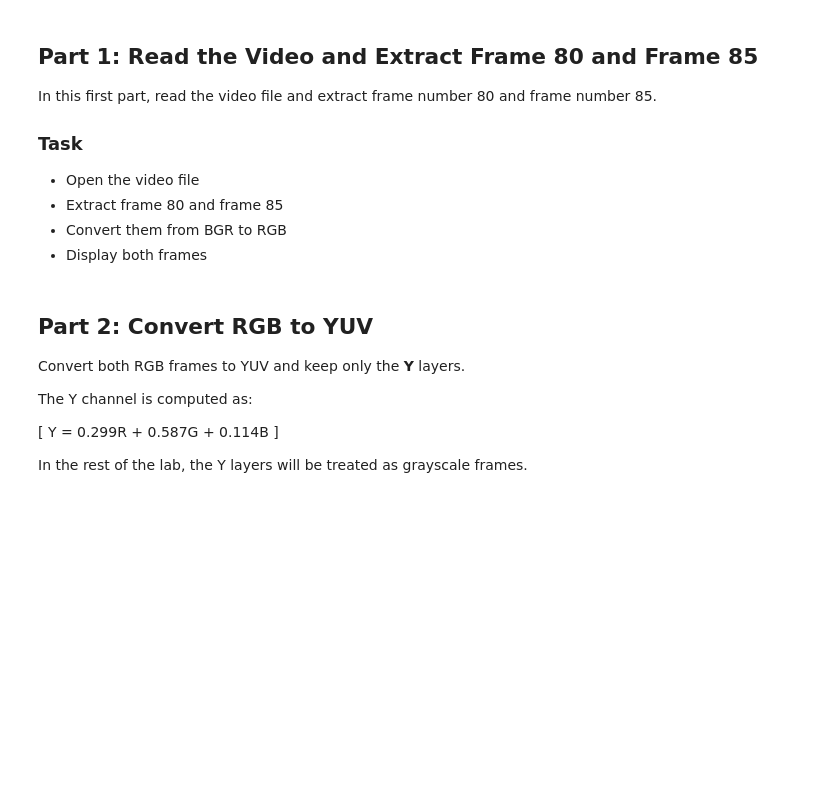
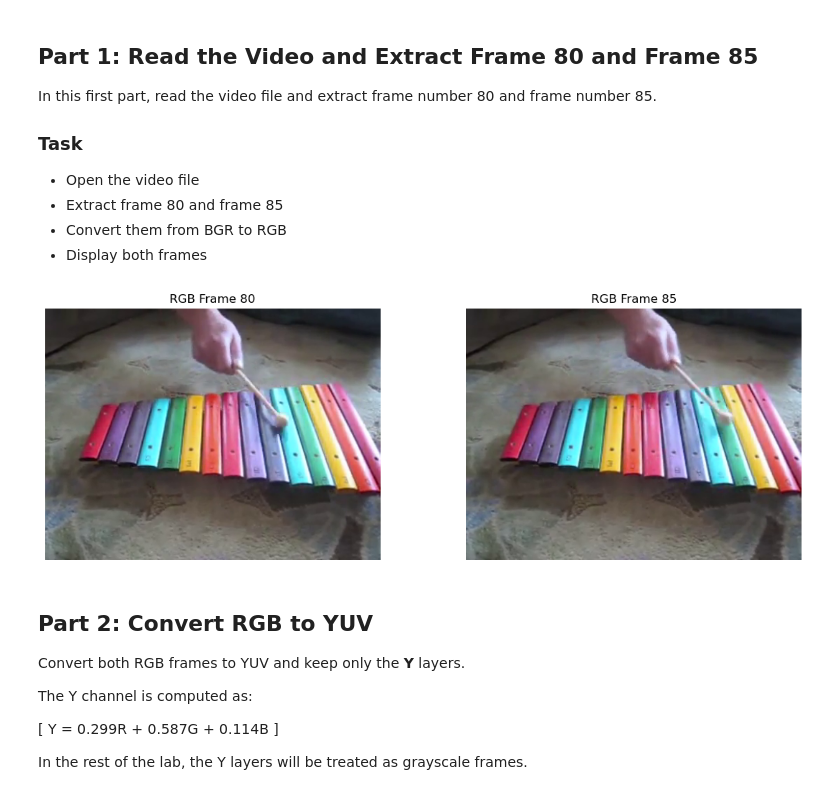
Before and after one commit to erikesshagen/DM1580-Video-Technology, a Jupyter notebook: Lab3/Lab3_2026_Quantization_and_Predictive_Coding.ipynb, the cells around one changed output. Cells and saved outputs as stored; diff of their text form; code cells hidden in the pictures; blank space fills up the shorter version.

```diff
--- a/Lab3/Lab3_2026_Quantization_and_Predictive_Coding.ipynb
+++ b/Lab3/Lab3_2026_Quantization_and_Predictive_Coding.ipynb
@@ -103,37 +104,39 @@ def extract_video_frames(video_name, indices):
         return {idx: generate_fallback_frame(idx) for idx in indices}
 
     frames = {}
 
     # TODO: read each requested frame index
     for idx in indices:
-        ...
-        ...
-        ...
-        ...
+        cap.set(cv2.CAP_PROP_POS_FRAMES, idx)
+        _, frame = cap.read()
+        frame_rgb = cv2.cvtColor(frame, cv2.COLOR_BGR2RGB)
+        frames[idx] = frame_rgb
 
     cap.release()
     return frames
 
 video_name = "test video.mp4"
 frames = extract_video_frames(video_name, [80, 85])
 
 frame80_rgb = frames[80]
 frame85_rgb = frames[85]
 
 plt.figure(figsize=(12, 4))
 
 plt.subplot(1, 2, 1)
 plt.imshow(frame80_rgb)
 plt.title("RGB Frame 80")
 plt.axis("off")
 
 plt.subplot(1, 2, 2)
 plt.imshow(frame85_rgb)
 plt.title("RGB Frame 85")
 plt.axis("off")
 
 plt.tight_layout()
 plt.show()
+# %% [output]
+[figure, added]
 # %% [markdown]
 ## Part 2: Convert RGB to YUV
 
```
Also changed, not shown: parts of 10 cells of this notebook, 1 other file.
